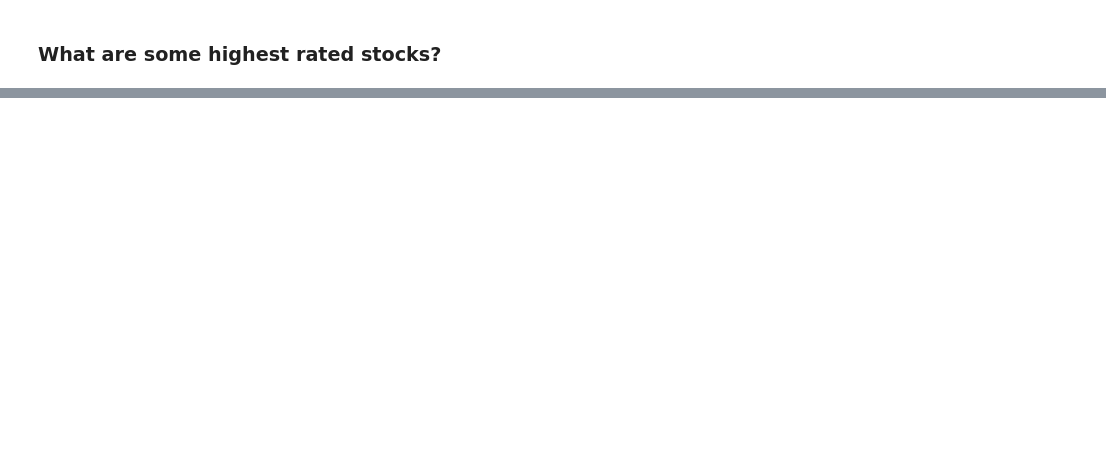
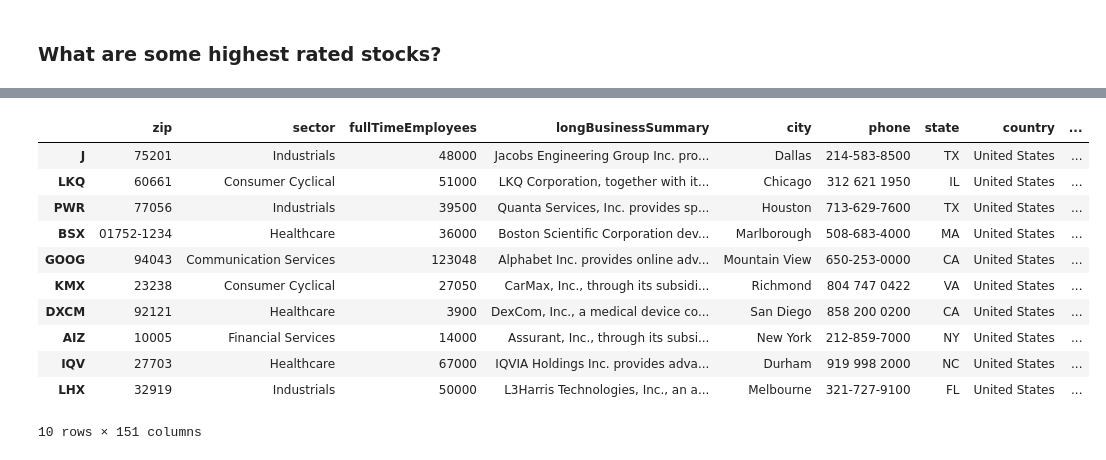
Before and after one commit to zhehaowang/zhehao.me, a Jupyter notebook: notebooks/Analyst ratings.ipynb, the cells around one changed output, grey strips where cells are left out. Saved outputs shown, nothing was run; the diff lists cells and outputs as text; code cells hidden in the pictures; blank space fills up the shorter version.

Commit message:
analyst-ratings: use corrected yfinance, sp500 ranking by rating, dividend-yield, pe

```diff
--- a/notebooks/Analyst ratings.ipynb
+++ b/notebooks/Analyst ratings.ipynb
@@ -213,4 +143,0 @@ def get_analyst_score(sym, cutoff_date):
-# %%
-# get_analyst_score('MMM', "2020-03-01")
-
-sp500df['analyst_score'] = sp500df['Symbol'].apply(lambda x : get_analyst_score(x, "2020-03-01"))
@@ -220,0 +144,15 @@ sp500df.head()
+# %%
+# build a giant stocks DF, write them to data file for analysis for later on
+import os
+
+symbols = list(sp500df['Symbol'])
+# print(symbols.index('BF.B'))
+res_dict = {}
+dest_dir = '~/projects/yfinance/data/'
+for s in symbols:
+    # print(s)
+    t = yf.Ticker(s)
+    res_dict[s] = t.info
+    recs = t.recommendations
+    if recs is not None:
+        recs.to_csv(os.path.join(dest_dir, '{}_ratings.csv'.format(s)))
@@ -220,0 +177,18 @@ sp500df.head()
+# %%
+info_df = pd.DataFrame.from_dict(res_dict).transpose()
+info_df.to_csv(os.path.join(dest_dir, 'sp500_info.csv'))
+# %%
+info_df.sort_values('recommendationMean').head(10)
+# %% [output]
+|  | zip | sector | fullTimeEmployees | longBusinessSummary | city | phone | state | country | ... |
+| J | 75201 | Industrials | 48000 | Jacobs Engineering Group Inc. pro... | Dallas | 214-583-8500 | TX | United States | ... |
+| LKQ | 60661 | Consumer Cyclical | 51000 | LKQ Corporation, together with it... | Chicago | 312 621 1950 | IL | United States | ... |
+| PWR | 77056 | Industrials | 39500 | Quanta Services, Inc. provides sp... | Houston | 713-629-7600 | TX | United States | ... |
+| BSX | 01752-1234 | Healthcare | 36000 | Boston Scientific Corporation dev... | Marlborough | 508-683-4000 | MA | United States | ... |
+| GOOG | 94043 | Communication Services | 123048 | Alphabet Inc. provides online adv... | Mountain View | 650-253-0000 | CA | United States | ... |
+| KMX | 23238 | Consumer Cyclical | 27050 | CarMax, Inc., through its subsidi... | Richmond | 804 747 0422 | VA | United States | ... |
+| DXCM | 92121 | Healthcare | 3900 | DexCom, Inc., a medical device co... | San Diego | 858 200 0200 | CA | United States | ... |
+| AIZ | 10005 | Financial Services | 14000 | Assurant, Inc., through its subsi... | New York | 212-859-7000 | NY | United States | ... |
+| IQV | 27703 | Healthcare | 67000 | IQVIA Holdings Inc. provides adva... | Durham | 919 998 2000 | NC | United States | ... |
+| LHX | 32919 | Industrials | 50000 | L3Harris Technologies, Inc., an a... | Melbourne | 321-727-9100 | FL | United States | ... |
+10 rows × 151 columns
```
Also changed, not shown: parts of 32 cells of this notebook.
